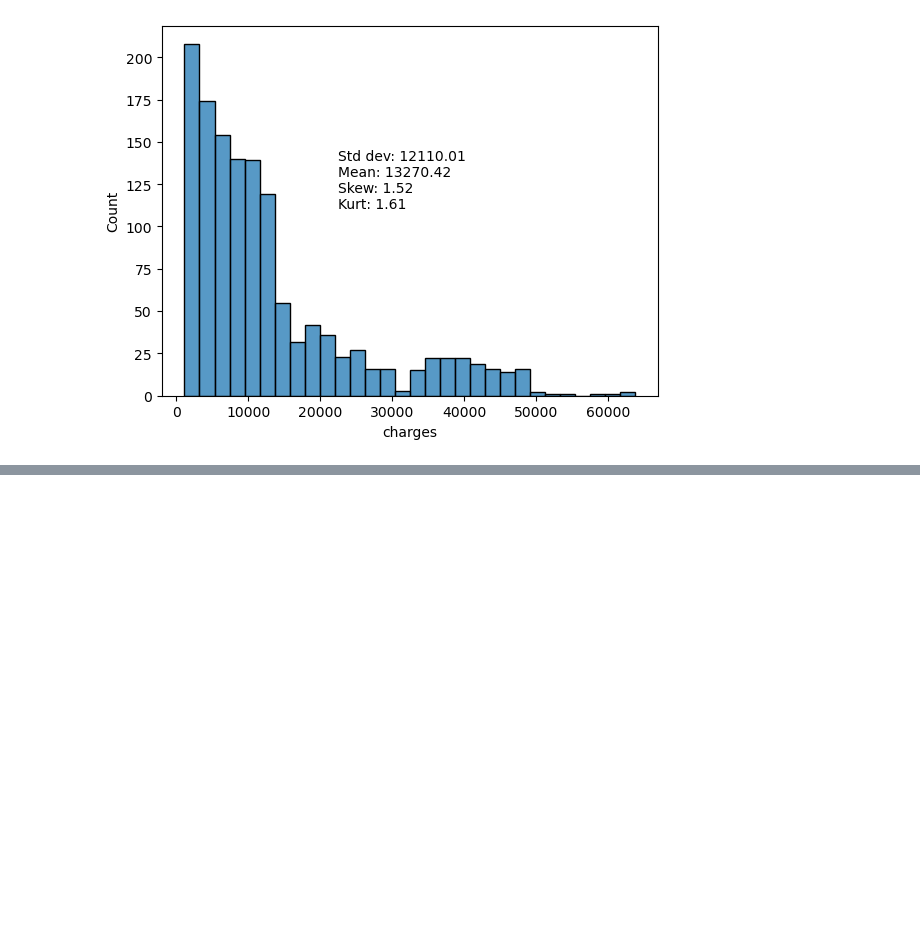
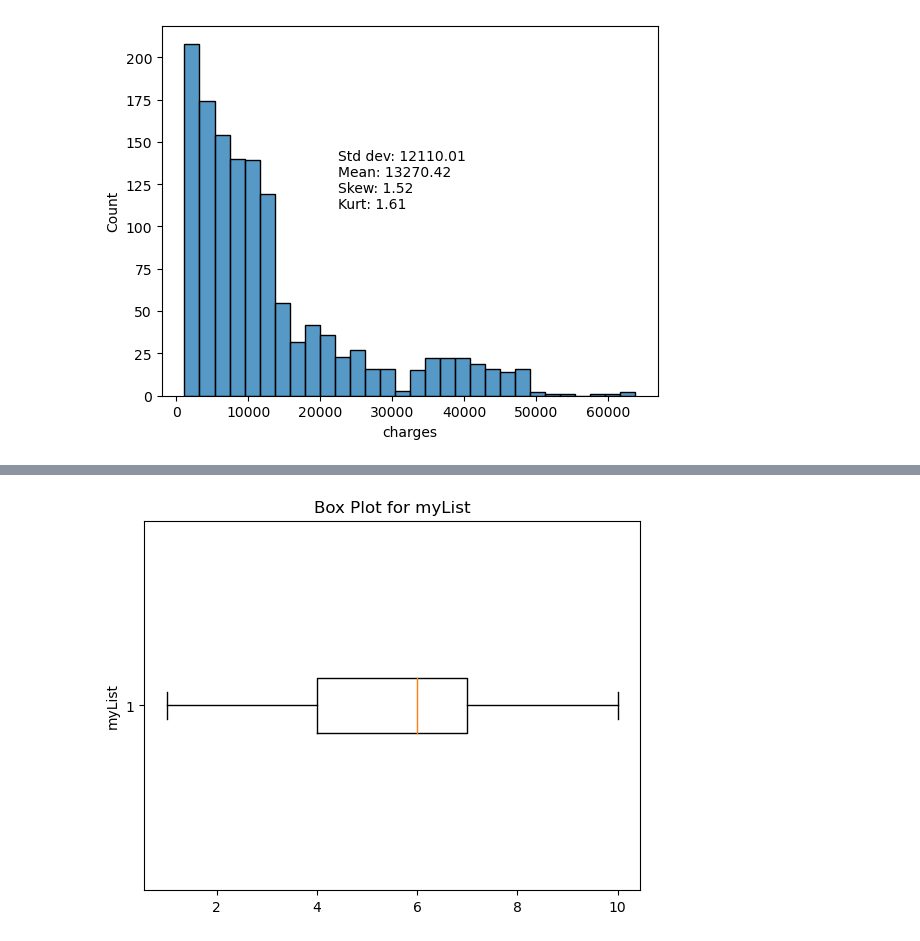
Before and after one commit to skous2/IS-315-Code, a Jupyter notebook: 25-introduction_univariate_viz.ipynb, the cells around one changed output, grey strips where cells are left out. Saved outputs shown, nothing was run; the diff lists cells and outputs as text; code cells hidden in the pictures; blank space fills up the shorter version.

```diff
--- a/25-introduction_univariate_viz.ipynb
+++ b/25-introduction_univariate_viz.ipynb
@@ -207,0 +212,9 @@ plt.savefig('charges.png', dpi=100) # Must appear before plt.show()
+# %%
+myList = [1,2,2,3,3,3,4,4,4,4,4,5,5,5,5,5,5,5,5,6,6,6,6,6,6,6,6,6,7,7,7,7,7,8,8,8,9,9,10]
+
+plt.boxplot(myList, vert=False)
+plt.title('Box Plot for myList')
+plt.ylabel('myList')
+plt.show()
+# %% [output]
+[figure, added]
```
Also changed, not shown: parts of 14 cells of this notebook, 1 other file.
